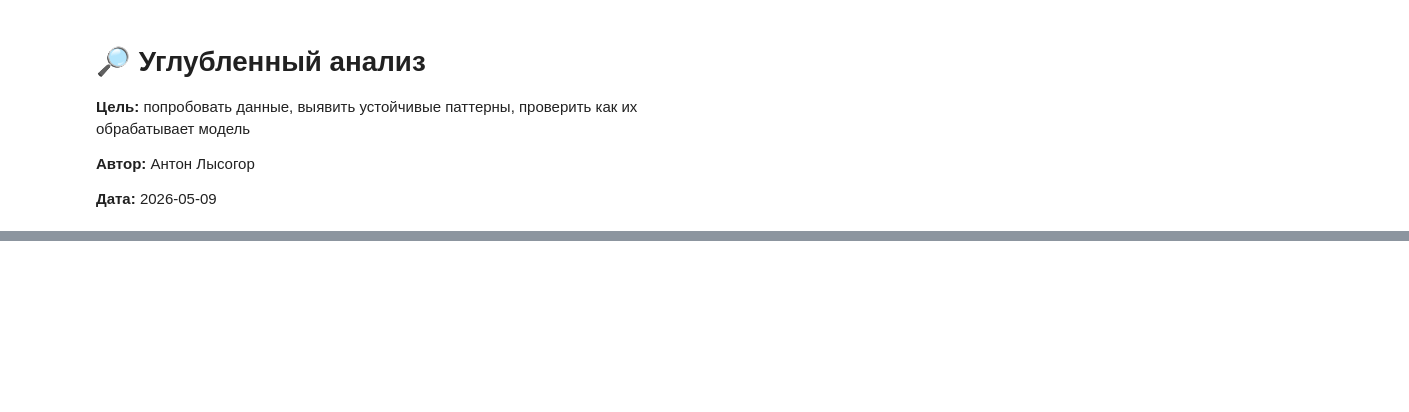
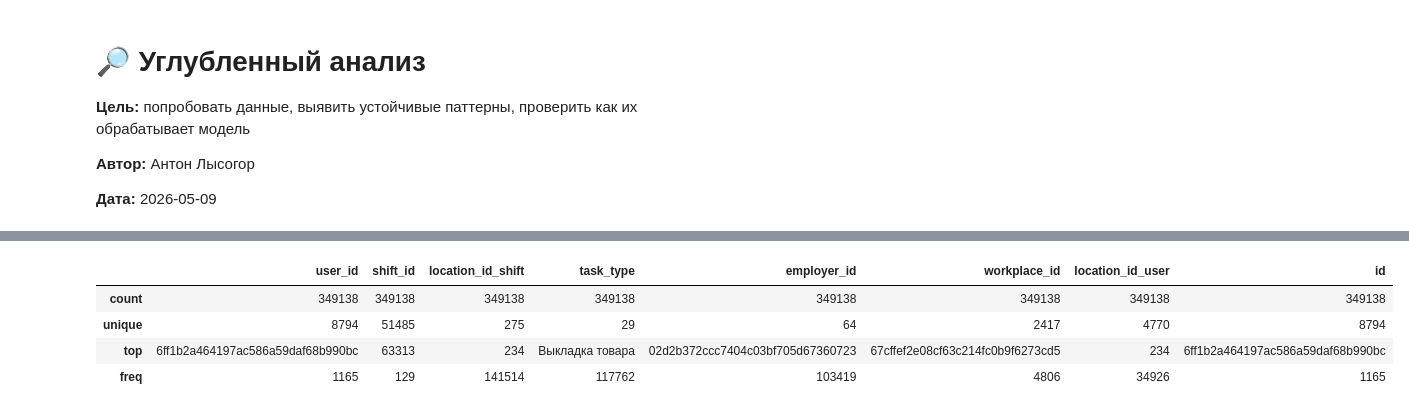
Before and after one commit to iTonyJah/ml-hackathon, a Jupyter notebook: notebooks/eda/03_eda_feat_improve_anton.ipynb, the cells around one changed output, grey strips where cells are left out. Saved outputs shown, nothing was run; the diff lists cells and outputs as text; code cells hidden in the pictures; blank space fills up the shorter version.

```diff
--- a/notebooks/eda/03_eda_feat_improve_anton.ipynb
+++ b/notebooks/eda/03_eda_feat_improve_anton.ipynb
@@ -275,0 +293,8 @@ Name: count, Length: 81, dtype: int64
+# %%
+frame.describe(include=str)
+# %% [output]
+|  | user_id | shift_id | location_id_shift | task_type | employer_id | workplace_id | location_id_user | id |
+| count | 349138 | 349138 | 349138 | 349138 | 349138 | 349138 | 349138 | 349138 |
+| unique | 8794 | 51485 | 275 | 29 | 64 | 2417 | 4770 | 8794 |
+| top | 6ff1b2a464197ac586a59daf68b990bc | 63313 | 234 | Выкладка товара | 02d2b372ccc7404c03bf705d67360723 | 67cffef2e08cf63c214fc0b9f6273cd5 | 234 | 6ff1b2a464197ac586a59daf68b990bc |
+| freq | 1165 | 129 | 141514 | 117762 | 103419 | 4806 | 34926 | 1165 |
```
Also changed, not shown: parts of 2 cells of this notebook, 1 other file.
